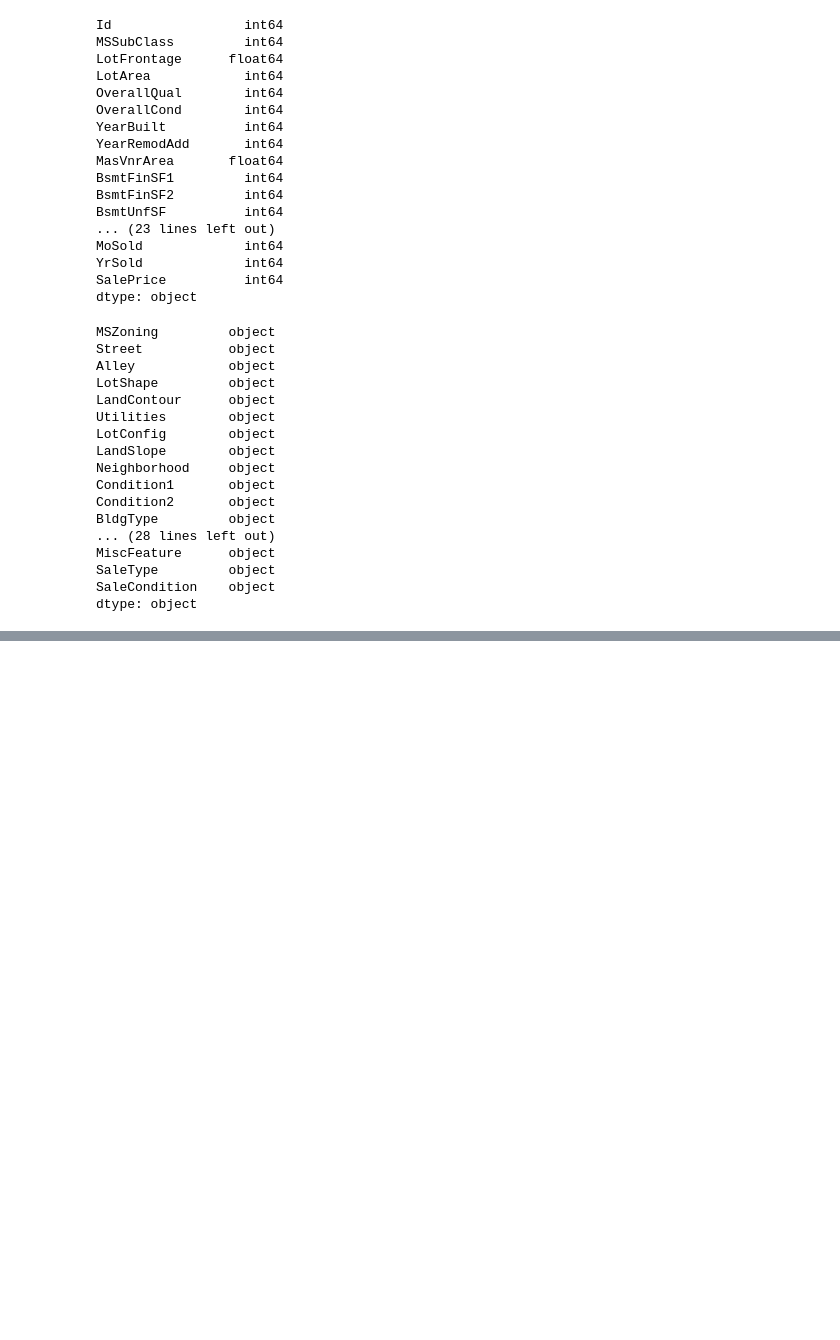
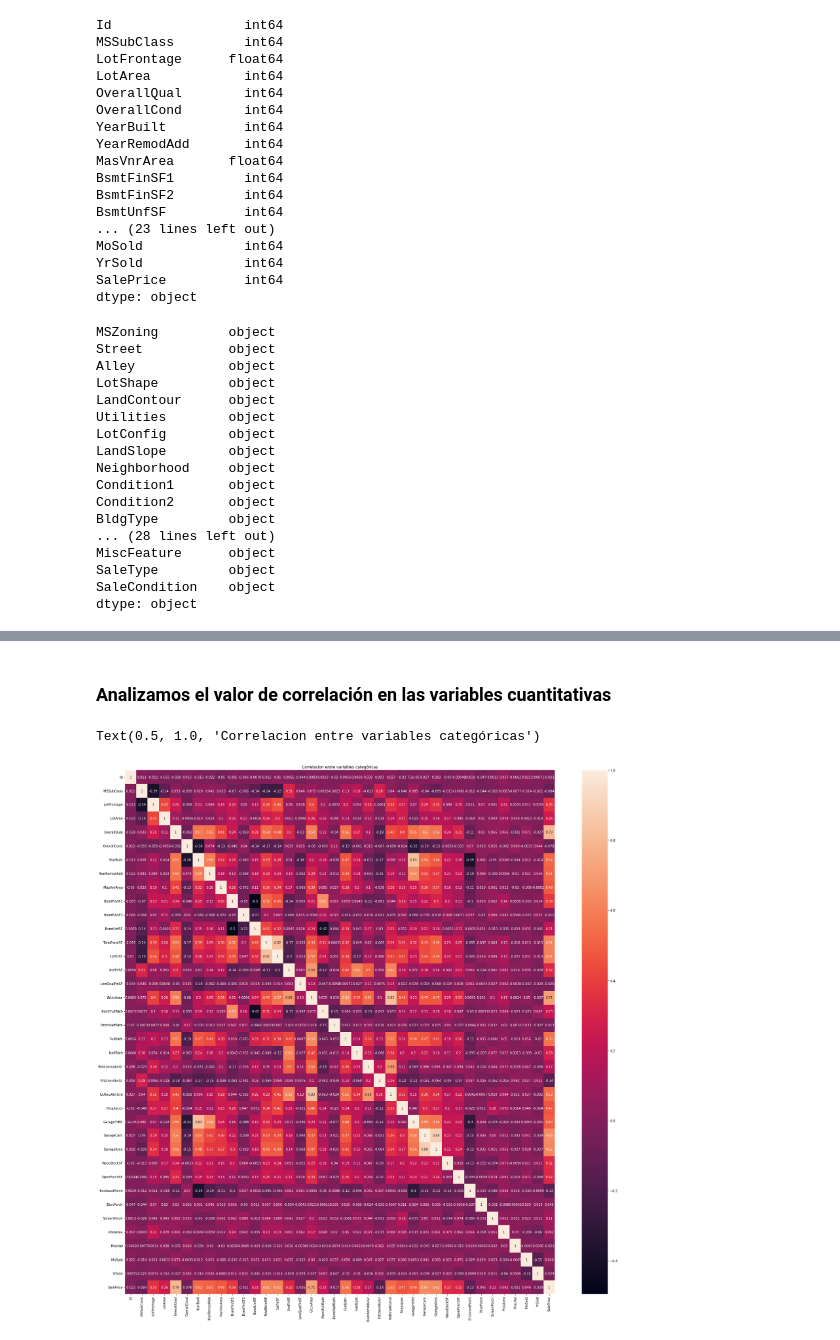
Before and after one commit to srue1834/DS_LAB1, a Jupyter notebook: HousePrices.ipynb, the cells around one changed output, grey strips where cells are left out. Cells and saved outputs as stored; diff of their text form; code cells hidden in the pictures; blank space fills up the shorter version.

```diff
--- a/HousePrices.ipynb
+++ b/HousePrices.ipynb
@@ -72,0 +200,10 @@ corr = df.set_index('alpha_3').corr()
+# %% [markdown]
+### Analizamos el valor de correlación en las variables cuantitativas
+# %%
+df_corr = df.corr()
+f, ax = plt.subplots(figsize=(30,30))
+sb.heatmap(df_corr, xticklabels=df_corr.columns, yticklabels=df_corr.columns, annot=True, ax=ax,annot_kws={'size': 10})
+plt.title("Correlacion entre variables categóricas")
+# %% [output]
+Text(0.5, 1.0, 'Correlacion entre variables categóricas')
+[figure, added]
```
Also changed, not shown: parts of 17 cells of this notebook.
